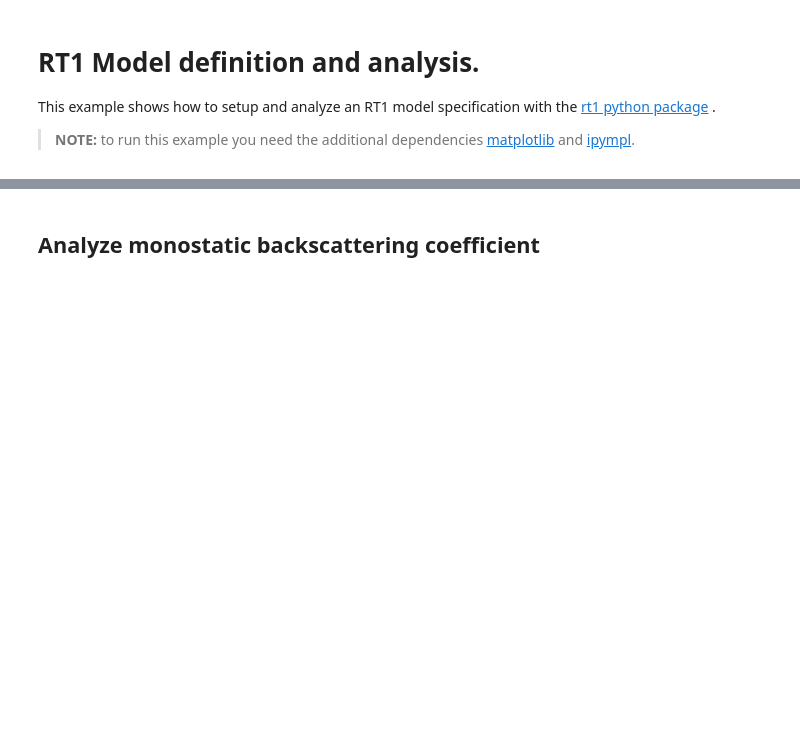
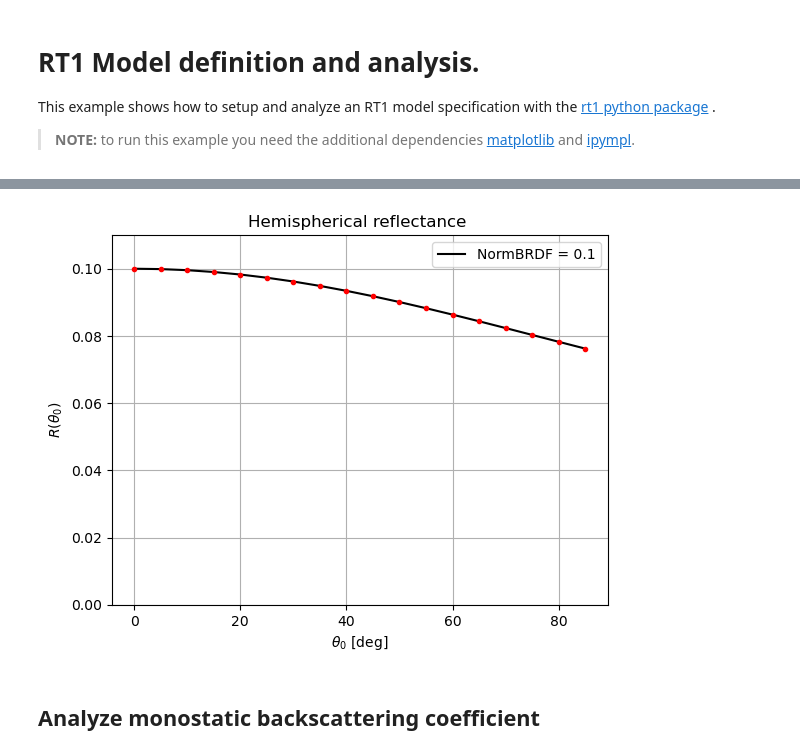
Before and after one commit to TUW-GEO/rt1_model, a Jupyter notebook: docs/examples/analyzemodel.ipynb, the cells around one changed output, grey strips where cells are left out. Cells and saved outputs as stored; diff of their text form; code cells hidden in the pictures; blank space fills up the shorter version.

```diff
--- a/docs/examples/analyzemodel.ipynb
+++ b/docs/examples/analyzemodel.ipynb
@@ -24,0 +34,5 @@ R = RT1(V=V, SRF=SRF, int_Q=True, sig0=True, dB=True)
+# %%
+# check incidence-angle dependency of hemispherical reflectance of the surface BRDF
+SRF.hemreflect(param_dict=dict(t=0.15, x=0.5, NormBRDF=0.1))
+# %% [output]
+[figure, added]
```
Also changed, not shown: parts of 7 cells of this notebook, 3 other files.
